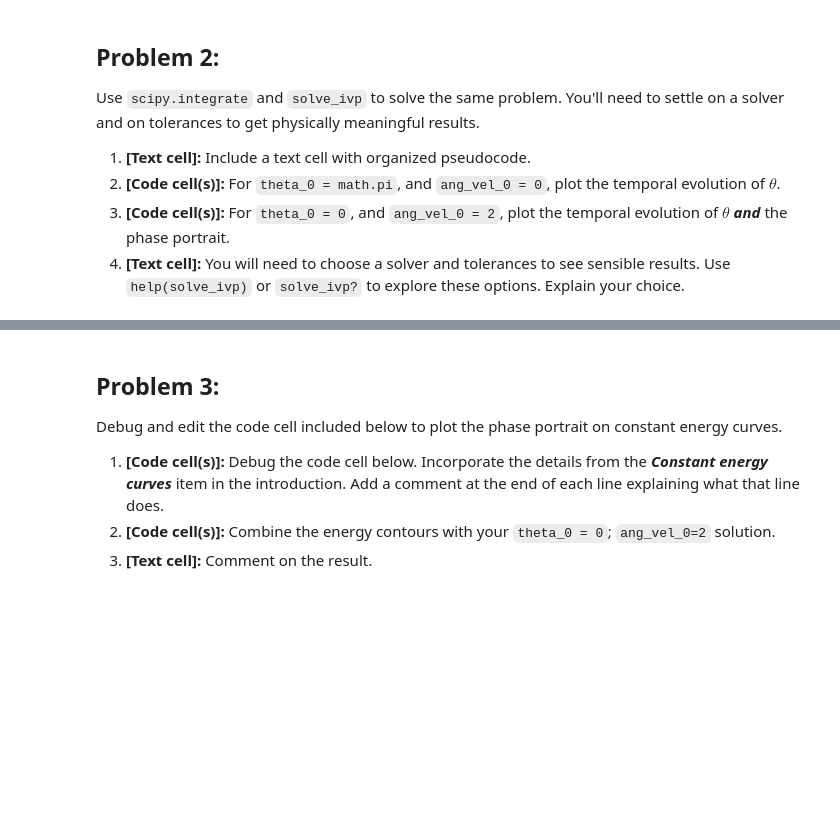
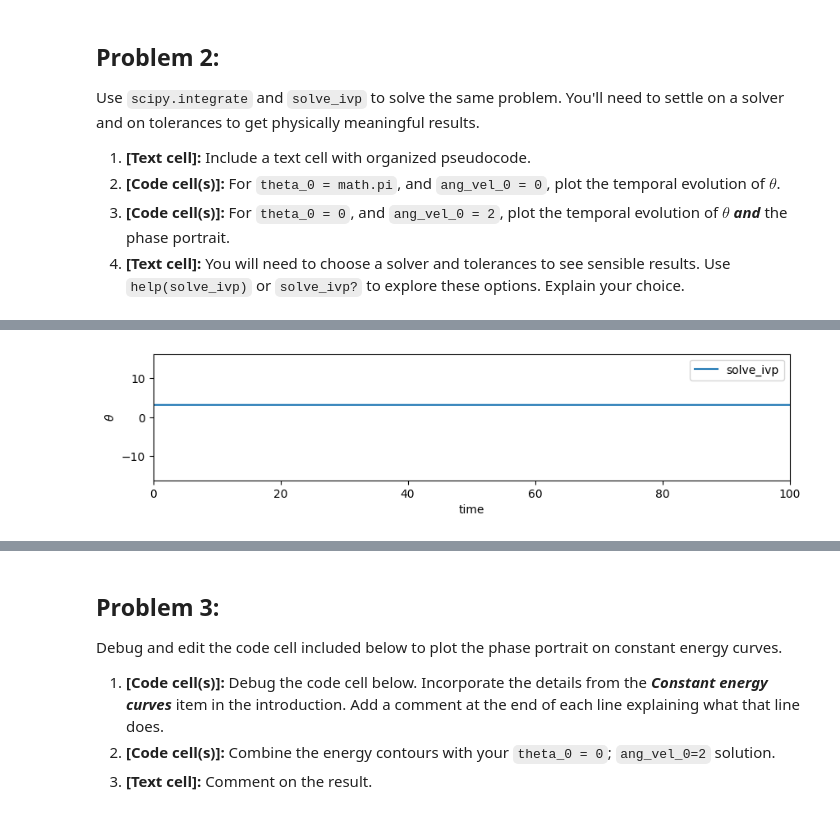
Before and after one commit to IntroComputationalPhysics-UNT/euler-and-solve-ivp-MatthewM130, a Jupyter notebook: rigid_pendulum_assignment_v2.ipynb, the cells around one changed output, grey strips where cells are left out. Drawn from its saved outputs; the diff is of its cells as text; code cells hidden in the pictures; blank space fills up the shorter version.

```diff
--- a/rigid_pendulum_assignment_v2.ipynb
+++ b/rigid_pendulum_assignment_v2.ipynb
@@ -159,0 +167,64 @@ Define constants
+# %%
+# problem 2
+# import packages
+import numpy as np # imports the `numpy` package and gives it an alias/name `np`
+import matplotlib.pyplot as plt
+from scipy.integrate import solve_ivp # imports the `solve_ivp` function from the `integrate` submodule of the `scipy` module
+
+# define our differential equation
+def rigid_pendulum_ode(t, y, omega_0=1):
+ """
+ Returns the time derivative of y=[theta, ang_vel] (the angle and angular velocity).
+ """
+ theta, ang_vel = y # unpacks y=[theta, ang_vel]
+ dtheta_dt = ang_vel # define first derivative
+ d2theta_dt2 = - omega_0 ** 2 * np.sin(theta) # define second derivative
+ dy_dt = [dtheta_dt, d2theta_dt2] # define derivative of state variable
+ return dy_dt
+
+# Define the initial conditions, input parameters, and the time span
+# initial conditions
+theta_0 = np.pi # initial angle
+ang_vel_0 = 0 # initial angular velocity
+y_0 = [theta_0, ang_vel_0] # initial state
+
+
+
+# input parameters
+omega_0 = 1 # natural frequency
+
+# time span
+t_initial = 0 # initial time
+t_final = 100 # final time
+t_span = [t_initial, t_final] # time span
+
+
+# solve differential equation
+solution = solve_ivp(rigid_pendulum_ode,
+ t_span, # time span to solve over
+ y_0, # initial conditions
+ args=(omega_0,),
+ method="DOP853",
+ rtol=1e-9,
+ atol=1e-12,
+ max_step=0.02,
+ dense_output=True # returns an interpolated solution
+ )
+
+# create list for plotting our solution
+n_steps = 5000 # number of time steps
+t_plot = np.linspace(t_initial, t_final, n_steps) # list of times for plotting
+theta_plot = solution.sol(t_plot)[0] # evaluate the interpolant on a mesh for plotting
+ang_vel_plot = solution.sol(t_plot)[1] # evaluate the interpolant on a mesh for plotting
+
+# plot the temporal evolution
+plt.figure(figsize=(10,2))
+plt.plot(t_plot, theta_plot, label = 'solve_ivp')
+plt.xlabel("time")
+plt.ylabel("$\\theta$")
+plt.xlim([0,100]) #time
+plt.ylim(- 5 * np.pi - 0.5, 5 * np.pi +0.5)
+plt.legend()
+plt.show()
+# %% [output]
+[figure, added]
```
Also changed, not shown: parts of 7 cells of this notebook.
